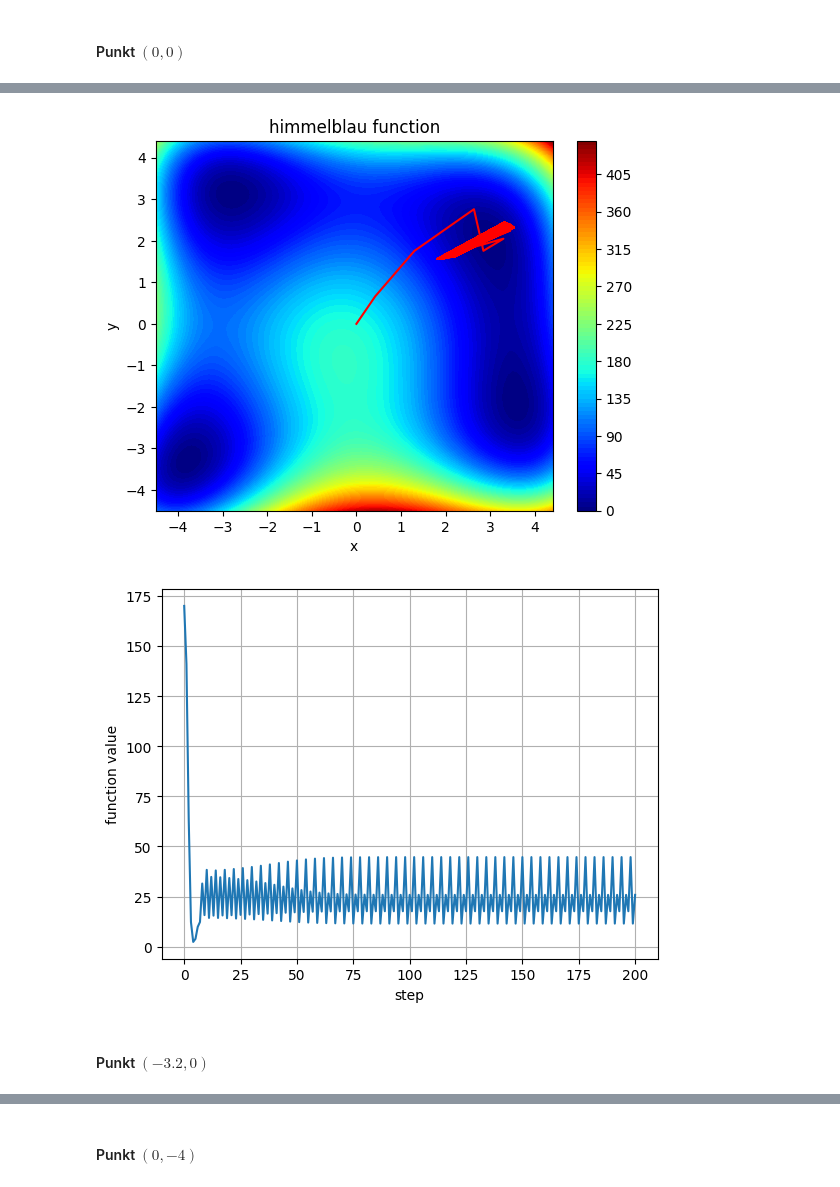
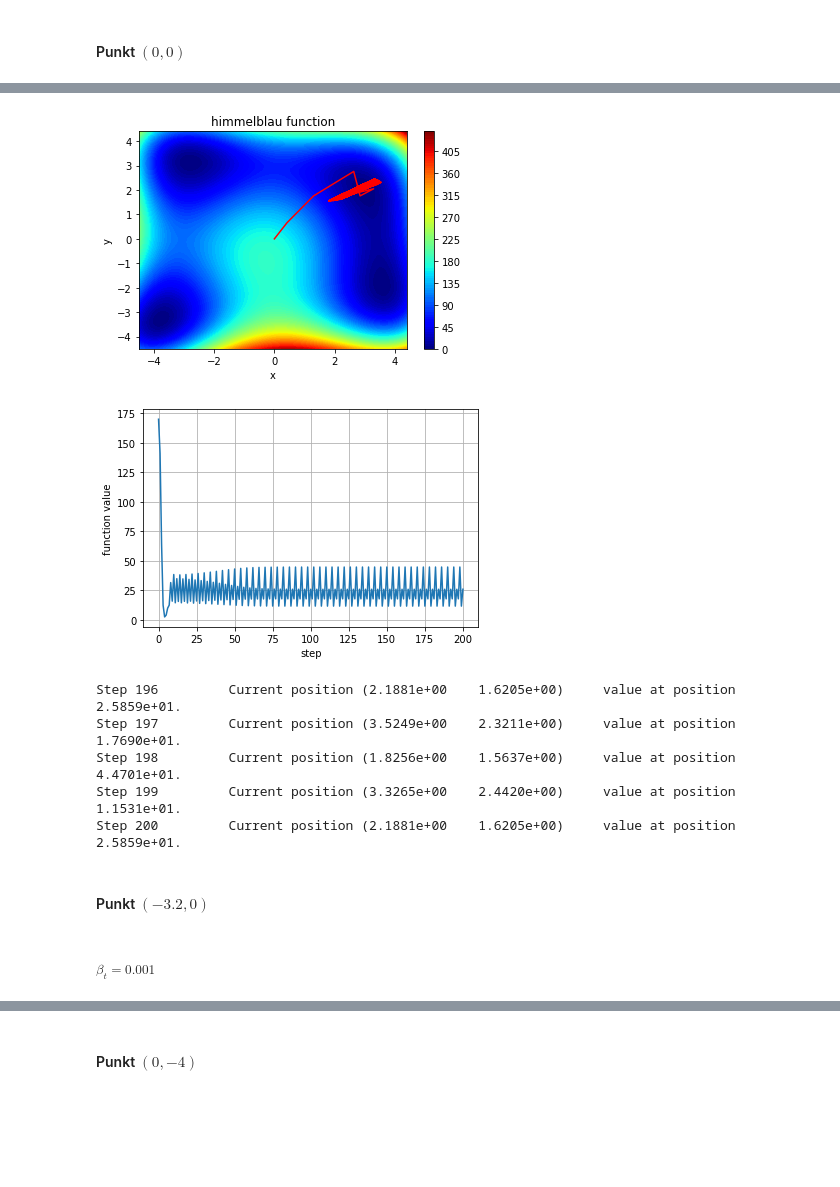
Before and after one commit to dbarania/WSI, a Jupyter notebook: solutions/E1/Zadanie_1.ipynb, the cells around one changed output, grey strips where cells are left out. Drawn from its saved outputs; the diff is of its cells as text; code cells hidden in the pictures; blank space fills up the shorter version.

```diff
--- a/solutions/E1/Zadanie_1.ipynb
+++ b/solutions/E1/Zadanie_1.ipynb
@@ -112,14 +132,22 @@ plot_values(values3)
 # %%
-beta3 = 0.03
+beta = 0.03
 start_position = (0,0)
-trace3,values3 = gradient_descent(himmelblau_function,himmelblau_funnction_gradient,start_position,200,beta3)
+trace,values = gradient_descent(himmelblau_function,himmelblau_funnction_gradient,start_position,200,beta)
 
-plot_function(himmelblau_function,trace3)
-plot_values(values3)
+plot_function(himmelblau_function,trace)
+plot_values(values)
+print_values(trace[-5:],values[-5:])
 # %% [output]
-[figure, old version]
+[figure, new version]
-[figure, old version]
+[figure, new version]
+Step 196         Current position (2.1881e+00    1.6205e+00)     value at position 2.5859e+01.
+Step 197         Current position (3.5249e+00    2.3211e+00)     value at position 1.7690e+01.
+Step 198         Current position (1.8256e+00    1.5637e+00)     value at position 4.4701e+01.
+Step 199         Current position (3.3265e+00    2.4420e+00)     value at position 1.1531e+01.
+Step 200         Current position (2.1881e+00    1.6205e+00)     value at position 2.5859e+01.
 # %% [markdown]
 #### Punkt $(-3.2,0)$
+# %% [markdown]
+##### $\beta_t = 0.001$
 # %%
 start_position = (-3.2,0)
```
Also changed, not shown: parts of 43 cells of this notebook, 1 other file.
